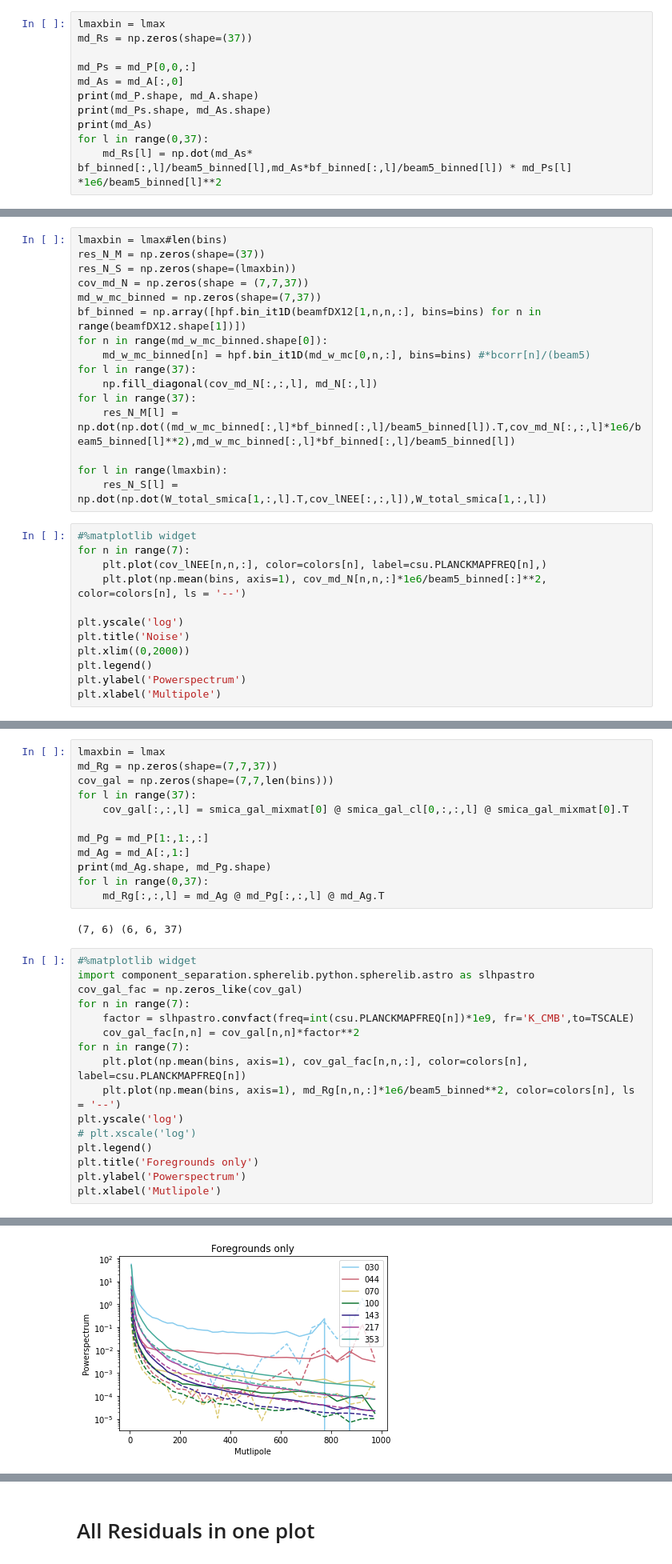
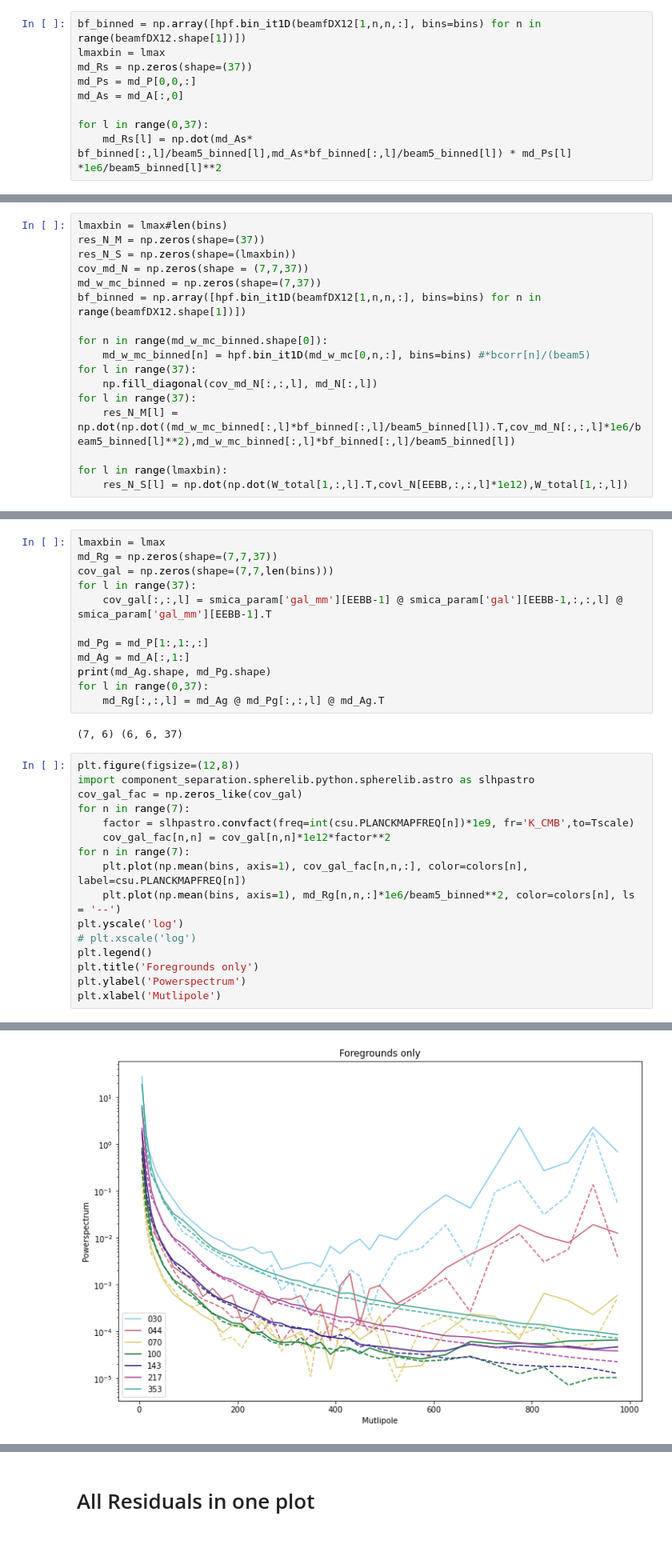
Before and after one commit to Sebastian-Belkner/component_separation, a Jupyter notebook: notebooks/Compare to Maude-DX12.ipynb, the cells around one changed output, grey strips where cells are left out. Shown at 80% size. Drawn from its saved outputs; the diff is of its cells as text; blank space fills up the shorter version.

```diff
--- a/notebooks/Compare to Maude-DX12.ipynb
+++ b/notebooks/Compare to Maude-DX12.ipynb
@@ -258,11 +250,9 @@ Text(0.5, 0, 'Powerspectrum')
 # %%
+bf_binned = np.array([hpf.bin_it1D(beamfDX12[1,n,n,:], bins=bins) for n in range(beamfDX12.shape[1])])
 lmaxbin = lmax
 md_Rs = np.zeros(shape=(37))
-
 md_Ps = md_P[0,0,:]
 md_As = md_A[:,0]
-print(md_P.shape, md_A.shape)
-print(md_Ps.shape, md_As.shape)
-print(md_As)
+
 for l in range(0,37):
     md_Rs[l] = np.dot(md_As* bf_binned[:,l]/beam5_binned[l],md_As*bf_binned[:,l]/beam5_binned[l]) * md_Ps[l] *1e6/beam5_binned[l]**2
@@ -280,6 +265,7 @@ res_N_S = np.zeros(shape=(lmaxbin))
 cov_md_N = np.zeros(shape = (7,7,37))
 md_w_mc_binned = np.zeros(shape=(7,37))
 bf_binned = np.array([hpf.bin_it1D(beamfDX12[1,n,n,:], bins=bins) for n in range(beamfDX12.shape[1])])
+
 for n in range(md_w_mc_binned.shape[0]):
     md_w_mc_binned[n] = hpf.bin_it1D(md_w_mc[0,n,:], bins=bins) #*bcorr[n]/(beam5)
 for l in range(37):
@@ -288,16 +274,4 @@ for l in range(37):
     res_N_M[l] = np.dot(np.dot((md_w_mc_binned[:,l]*bf_binned[:,l]/beam5_binned[l]).T,cov_md_N[:,:,l]*1e6/beam5_binned[l]**2),md_w_mc_binned[:,l]*bf_binned[:,l]/beam5_binned[l])
 
 for l in range(lmaxbin):
-    res_N_S[l] = np.dot(np.dot(W_total_smica[1,:,l].T,cov_lNEE[:,:,l]),W_total_smica[1,:,l])
+    res_N_S[l] = np.dot(np.dot(W_total[1,:,l].T,covl_N[EEBB,:,:,l]*1e12),W_total[1,:,l])
-# %%
-#%matplotlib widget
-for n in range(7):
-    plt.plot(cov_lNEE[n,n,:], color=colors[n], label=csu.PLANCKMAPFREQ[n],)
-    plt.plot(np.mean(bins, axis=1), cov_md_N[n,n,:]*1e6/beam5_binned[:]**2, color=colors[n], ls = '--')
-
-plt.yscale('log')
-plt.title('Noise')
-plt.xlim((0,2000))
-plt.legend()
-plt.ylabel('Powerspectrum')
-plt.xlabel('Multipole')
@@ -331,7 +295,7 @@ lmaxbin = lmax
 md_Rg = np.zeros(shape=(7,7,37))
 cov_gal = np.zeros(shape=(7,7,len(bins)))
 for l in range(37):
-    cov_gal[:,:,l] = smica_gal_mixmat[0] @ smica_gal_cl[0,:,:,l] @ smica_gal_mixmat[0].T
+    cov_gal[:,:,l] = smica_param['gal_mm'][EEBB-1] @ smica_param['gal'][EEBB-1,:,:,l] @ smica_param['gal_mm'][EEBB-1].T
 
 md_Pg = md_P[1:,1:,:]
 md_Ag = md_A[:,1:]
@@ -341,24 +305,24 @@ for l in range(0,37):
 # %% [output]
 (7, 6) (6, 6, 37)
 # %%
-#%matplotlib widget
+plt.figure(figsize=(12,8))
 import component_separation.spherelib.python.spherelib.astro as slhpastro
 cov_gal_fac = np.zeros_like(cov_gal)
 for n in range(7):
-    factor = slhpastro.convfact(freq=int(csu.PLANCKMAPFREQ[n])*1e9, fr='K_CMB',to=TSCALE)
-    cov_gal_fac[n,n] = cov_gal[n,n]*factor**2
+    factor = slhpastro.convfact(freq=int(csu.PLANCKMAPFREQ[n])*1e9, fr='K_CMB',to=Tscale)
+    cov_gal_fac[n,n] = cov_gal[n,n]*1e12*factor**2
 for n in range(7):
     plt.plot(np.mean(bins, axis=1), cov_gal_fac[n,n,:], color=colors[n], label=csu.PLANCKMAPFREQ[n])
     plt.plot(np.mean(bins, axis=1), md_Rg[n,n,:]*1e6/beam5_binned**2, color=colors[n], ls = '--')
 plt.yscale('log')
 # plt.xscale('log')
 plt.legend()
 plt.title('Foregrounds only')
 plt.ylabel('Powerspectrum')
 plt.xlabel('Mutlipole')
 # %% [output]
 Text(0.5, 0, 'Mutlipole')
-[figure, old version]
+[figure, new version]
 # %%
 res_G_M = np.zeros(shape=(37))
 res_G_S = np.zeros(shape=len(bins))
```
Also changed, not shown: parts of 30 cells of this notebook, 19 other files.
